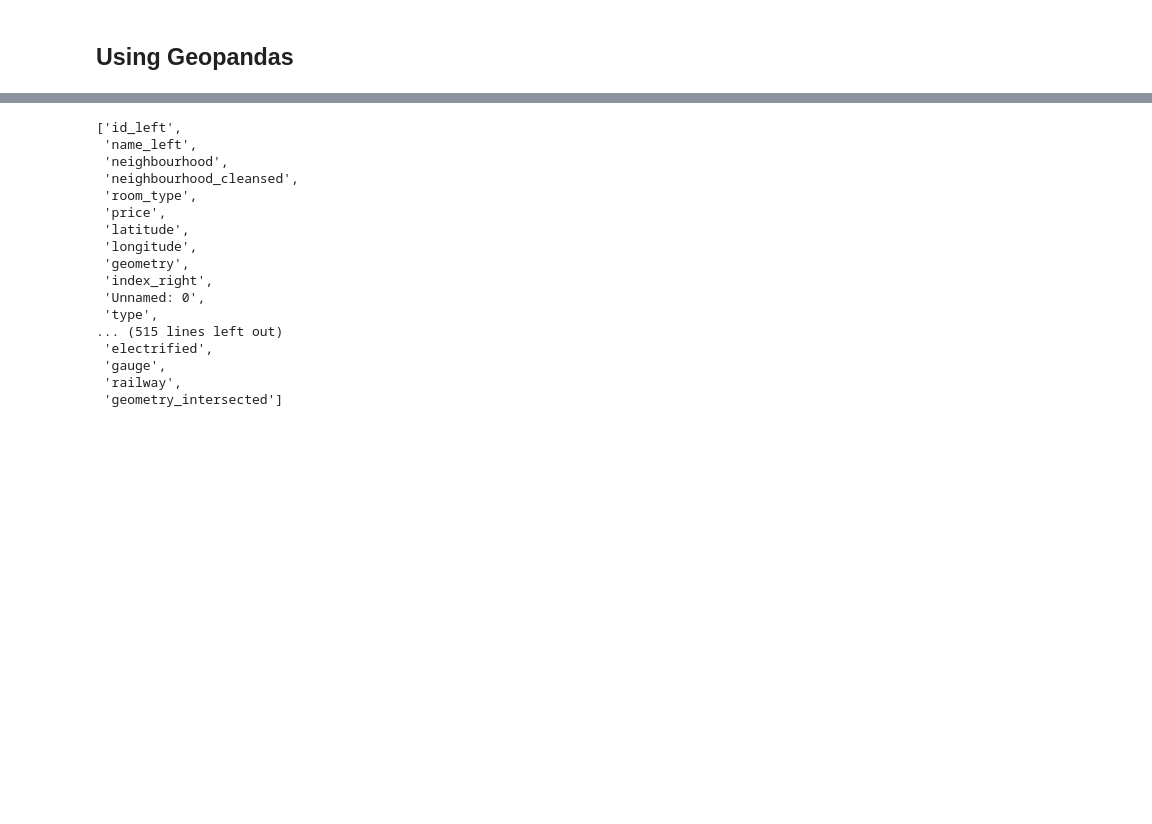
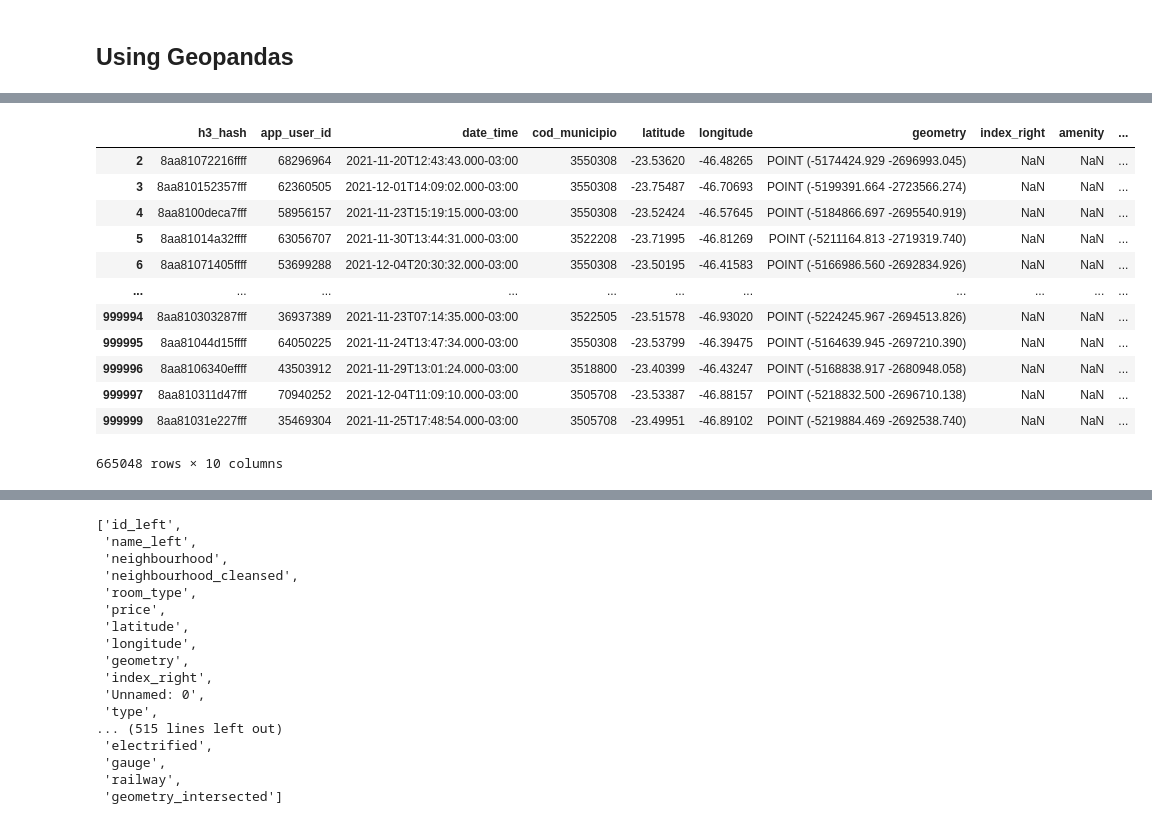
Before and after one commit to NESPEDUFV/more-data, a Jupyter notebook: examples/osm/osm-places.ipynb, the cells around one changed output, grey strips where cells are left out. Saved outputs shown, nothing was run; the diff lists cells and outputs as text; code cells hidden in the pictures; blank space fills up the shorter version.

```diff
--- a/examples/osm/osm-places.ipynb
+++ b/examples/osm/osm-places.ipynb
@@ -30,3 +30,19 @@ data = moredata.models.GeopandasData().from_geodataframe(gdf)
 osm_enricher = moredata.enricher.osm.OSMPlacesConnector(files=['./data/tourism.csv.gz'], radius=50, geometry_intersected=True)
 
 data_enriched = osm_enricher.enrich(data)
+# %%
+from shapely import wkt
+import geopandas
+import moredata
+import pandas as pd
+
+df = pd.read_csv(f"/media/gegen07/Expansion/data/data-moredata/experiment/1000000-part.csv")
+df = df.loc[(~df['latitude'].isna()) & (~df['longitude'].isna())]
+
+df['geometry'] = df['geometry'].apply(wkt.loads)
+gdf = geopandas.GeoDataFrame(df, crs='epsg:4326')
+
+data = moredata.models.GeopandasData.from_geodataframe(gdf)
+
+osm_enricher = moredata.enricher.osm.OSMPlacesConnector(files=['/media/gegen07/Expansion/data/data-moredata/experiment/osm/sp-amenities-columns-reduced.csv'], radius=100, geometry_intersected=True)
+data_enriched = osm_enricher.enrich(data)
@@ -32,0 +54,2 @@ data_enriched = osm_enricher.enrich(data)
+# %%
+data_enriched = data_enriched.data
@@ -32,0 +74,16 @@ data_enriched = osm_enricher.enrich(data)
+# %%
+data_enriched[data_enriched['geometry_intersected'].isna()]
+# %% [output]
+|  | h3_hash | app_user_id | date_time | cod_municipio | latitude | longitude | geometry | index_right | amenity | ... |
+| 2 | 8aa81072216ffff | 68296964 | 2021-11-20T12:43:43.000-03:00 | 3550308 | -23.53620 | -46.48265 | POINT (-5174424.929 -2696993.045) | NaN | NaN | ... |
+| 3 | 8aa810152357fff | 62360505 | 2021-12-01T14:09:02.000-03:00 | 3550308 | -23.75487 | -46.70693 | POINT (-5199391.664 -2723566.274) | NaN | NaN | ... |
+| 4 | 8aa8100deca7fff | 58956157 | 2021-11-23T15:19:15.000-03:00 | 3550308 | -23.52424 | -46.57645 | POINT (-5184866.697 -2695540.919) | NaN | NaN | ... |
+| 5 | 8aa81014a32ffff | 63056707 | 2021-11-30T13:44:31.000-03:00 | 3522208 | -23.71995 | -46.81269 | POINT (-5211164.813 -2719319.740) | NaN | NaN | ... |
+| 6 | 8aa81071405ffff | 53699288 | 2021-12-04T20:30:32.000-03:00 | 3550308 | -23.50195 | -46.41583 | POINT (-5166986.560 -2692834.926) | NaN | NaN | ... |
+| ... | ... | ... | ... | ... | ... | ... | ... | ... | ... | ... |
+| 999994 | 8aa810303287fff | 36937389 | 2021-11-23T07:14:35.000-03:00 | 3522505 | -23.51578 | -46.93020 | POINT (-5224245.967 -2694513.826) | NaN | NaN | ... |
+| 999995 | 8aa81044d15ffff | 64050225 | 2021-11-24T13:47:34.000-03:00 | 3550308 | -23.53799 | -46.39475 | POINT (-5164639.945 -2697210.390) | NaN | NaN | ... |
+| 999996 | 8aa8106340effff | 43503912 | 2021-11-29T13:01:24.000-03:00 | 3518800 | -23.40399 | -46.43247 | POINT (-5168838.917 -2680948.058) | NaN | NaN | ... |
+| 999997 | 8aa810311d47fff | 70940252 | 2021-12-04T11:09:10.000-03:00 | 3505708 | -23.53387 | -46.88157 | POINT (-5218832.500 -2696710.138) | NaN | NaN | ... |
+| 999999 | 8aa81031e227fff | 35469304 | 2021-11-25T17:48:54.000-03:00 | 3505708 | -23.49951 | -46.89102 | POINT (-5219884.469 -2692538.740) | NaN | NaN | ... |
+665048 rows × 10 columns
```
Also changed, not shown: parts of 4 cells of this notebook, 3 other files.
